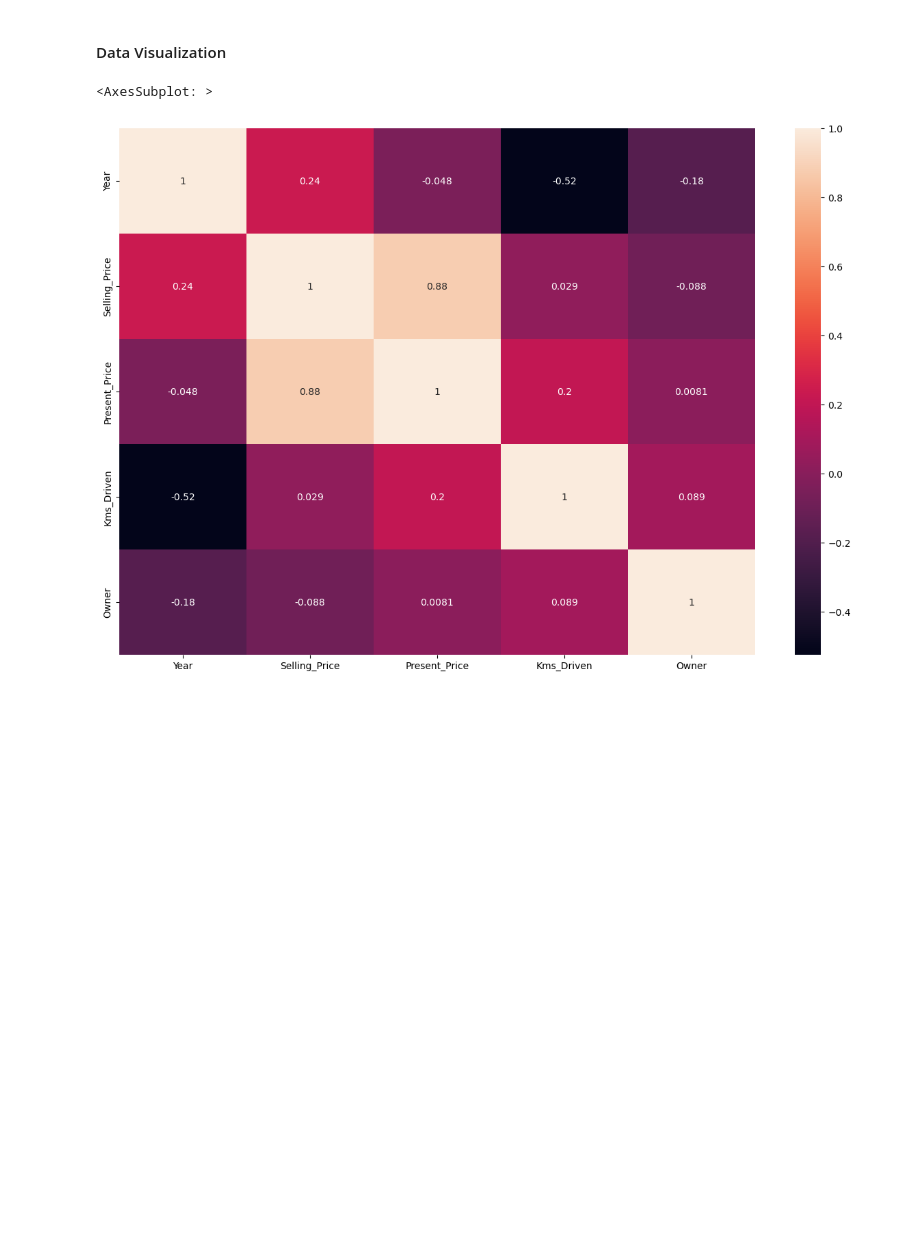
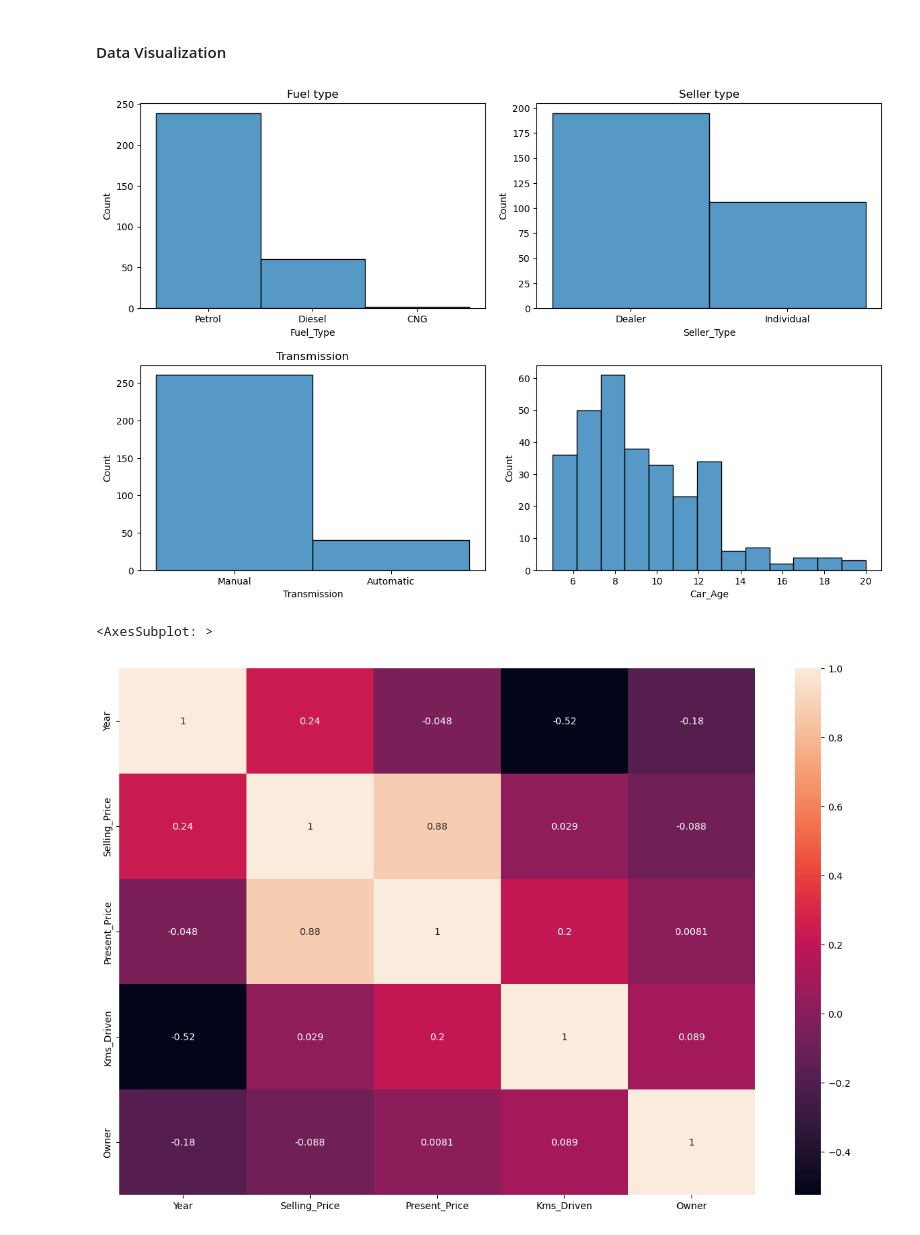
Before and after one commit to edidiongaligbe/Evaluation_Metrics, a Jupyter notebook: Regression.ipynb, the cells around one changed output. Saved outputs shown, nothing was run; the diff lists cells and outputs as text; code cells hidden in the pictures; blank space fills up the shorter version.

```diff
--- a/Regression.ipynb
+++ b/Regression.ipynb
@@ -112,3 +134,22 @@ figure, axis = plt.subplot()
+# %%
+fig, axis = plt.subplots(2, 2, figsize=(12, 8))
+
+#Fuel type
+sns.histplot(data=df, x='Fuel_Type', ax=axis[0, 0])
+#Seller type
+sns.histplot(data=df, x='Seller_Type', ax=axis[0, 1])
+#Transmission type
+sns.histplot(data=df, x='Transmission', ax=axis[1, 0])
+#Age of cars
+sns.histplot(data=df, x='Car_Age', ax=axis[1, 1])
+
+axis[0, 0].set_title('Fuel type')
+axis[0, 1].set_title('Seller type')
+axis[1, 0].set_title('Transmission')
+fig.tight_layout(pad=1.5)
+plt.show()
+# %% [output]
+[figure, added]
 # %%
 #check correlation of features in the dataset
 plt.figure(figsize = (15, 10))
```
Also changed, not shown: parts of 7 cells of this notebook.
